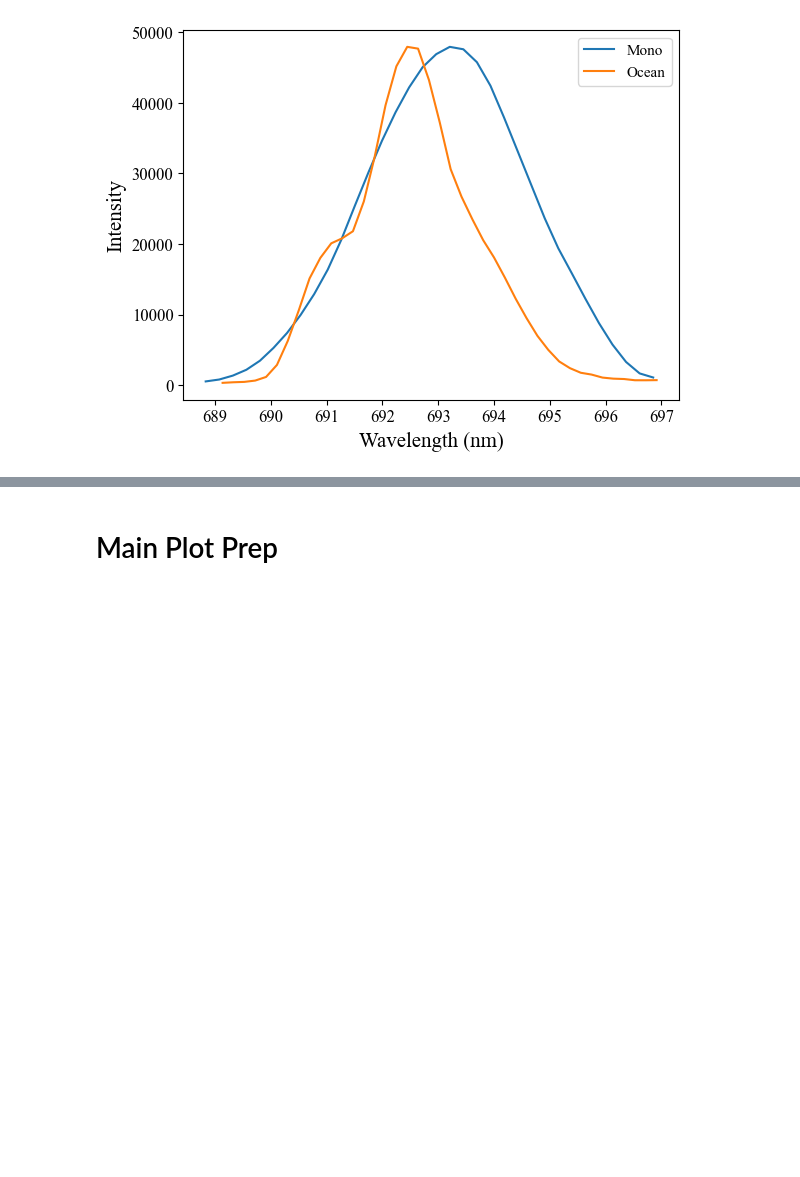
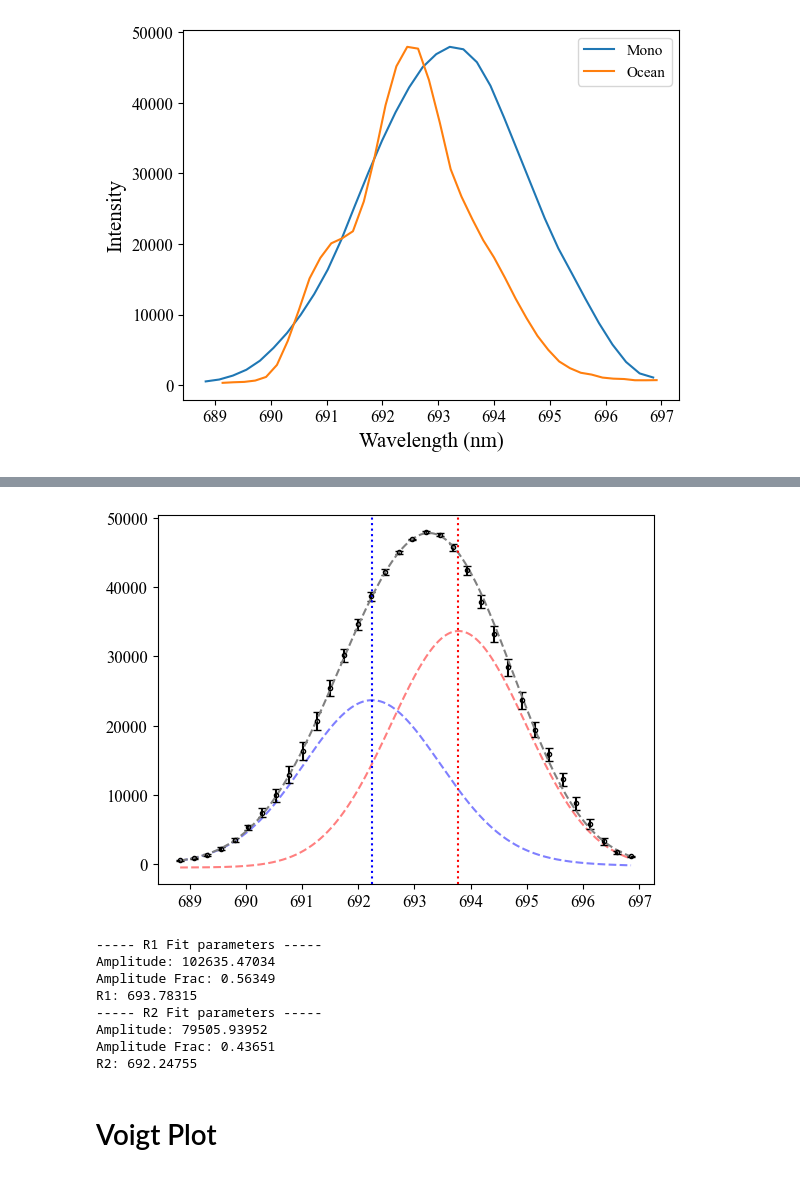
Before and after one commit to Sebastian426/Advanced-Lab-Code, a Jupyter notebook: Main_Results_Plots/Peak_Plots.ipynb, the cells around one changed output, grey strips where cells are left out. Saved outputs shown, nothing was run; the diff lists cells and outputs as text; code cells hidden in the pictures; blank space fills up the shorter version.

```diff
--- a/Main_Results_Plots/Peak_Plots.ipynb
+++ b/Main_Results_Plots/Peak_Plots.ipynb
@@ -303,3 +230,68 @@ plt.show()
+# %%
+# mono
+
+mono_R1_guess = x_mono_masked[np.argmax(y_mono_masked)]
+
+p0_mono_voigt = [np.max(y_mono_masked) / 2, mono_R1_guess, 0.3, 0.3, np.max(y_mono_masked), -1.9, 0.3, 0.3,
+                  np.min(y_mono_masked)]
+
+bounds_mono_voigt = [
+    [np.max(y_mono_masked) * 0.01, 690, 0, 0, np.max(y_mono_masked) * 0.01, -3, 0, 0, -np.inf],  #lower
+    [np.inf, 696, np.inf, np.inf, np.inf, -0.5, np.inf, np.inf, np.inf]  #upper
+]
+
+pop_mono_voigt, cov_mono_voigt = curve_fit(voigt_model_double,
+                                             x_mono_masked,
+                                             y_mono_masked,
+                                           sigma = y_err_mono_masked,
+                                           absolute_sigma= True,
+                                             p0=p0_mono_voigt,
+                                             bounds=bounds_mono_voigt,
+                                             maxfev=10000)
+
+x_fit_mono = np.linspace(x_mono_masked[0], x_mono_masked[-1], 2000)
+
+pop_R1_mono_voigt = [pop_mono_voigt[0], pop_mono_voigt[1], pop_mono_voigt[2], pop_mono_voigt[3],
+                      pop_mono_voigt[-1]]
+pop_R2_mono_voigt = [pop_mono_voigt[4], pop_mono_voigt[1] + pop_mono_voigt[5], pop_mono_voigt[6],
+                      pop_mono_voigt[7], pop_mono_voigt[-1]]
+
+R1_mono_voigt = voigt_profile_single(x_fit_mono, *pop_R1_mono_voigt)
+R2_mono_voigt = voigt_profile_single(x_fit_mono, *pop_R2_mono_voigt)
+
+plt.figure(1)
+plt.errorbar(x_mono_masked, y_mono_masked, yerr=y_err_mono_masked,
+             fmt = "o", linestyle = "none",
+             markersize =3, color="black", capsize = 3, markerfacecolor = "none")
+plt.plot(x_fit_mono, voigt_model_double(x_fit_mono, *pop_mono_voigt), color="grey", linestyle="--")
+
+plt.plot(x_fit_mono, R1_mono_voigt, color="red", linestyle="--", alpha=0.5, zorder=-1)
+plt.plot(x_fit_mono, R2_mono_voigt, color="blue", linestyle="--", alpha=0.5, zorder=-1)
+
+plt.axvline(pop_R1_mono_voigt[1], color="red", linestyle=":")
+plt.axvline(pop_R2_mono_voigt[1], color="blue", linestyle=":")
+
+plt.show()
+
+print(f"----- R1 Fit parameters -----")
+print(f"Amplitude: {pop_R1_mono_voigt[0]:.5f}")
+print(f"Amplitude Frac: {(pop_R1_mono_voigt[0] / (pop_R1_mono_voigt[0] + pop_R2_mono_voigt[0])):.5f}")
+print(f"R1: {pop_R1_mono_voigt[1]:.5f}")
+
+print(f"----- R2 Fit parameters -----")
+print(f"Amplitude: {pop_R2_mono_voigt[0]:.5f}")
+print(f"Amplitude Frac: {(pop_R2_mono_voigt[0] / (pop_R1_mono_voigt[0] + pop_R2_mono_voigt[0])):.5f}")
+print(f"R2: {pop_R2_mono_voigt[1]:.5f}")
+# %% [output]
+[figure, added]
+----- R1 Fit parameters -----
+Amplitude: 102635.47034
+Amplitude Frac: 0.56349
+R1: 693.78315
+----- R2 Fit parameters -----
+Amplitude: 79505.93952
+Amplitude Frac: 0.43651
+R2: 692.24755
 # %% [markdown]
-# Main Plot Prep
+# Voigt Plot
 # %%
```
Also changed, not shown: parts of 27 cells of this notebook.
